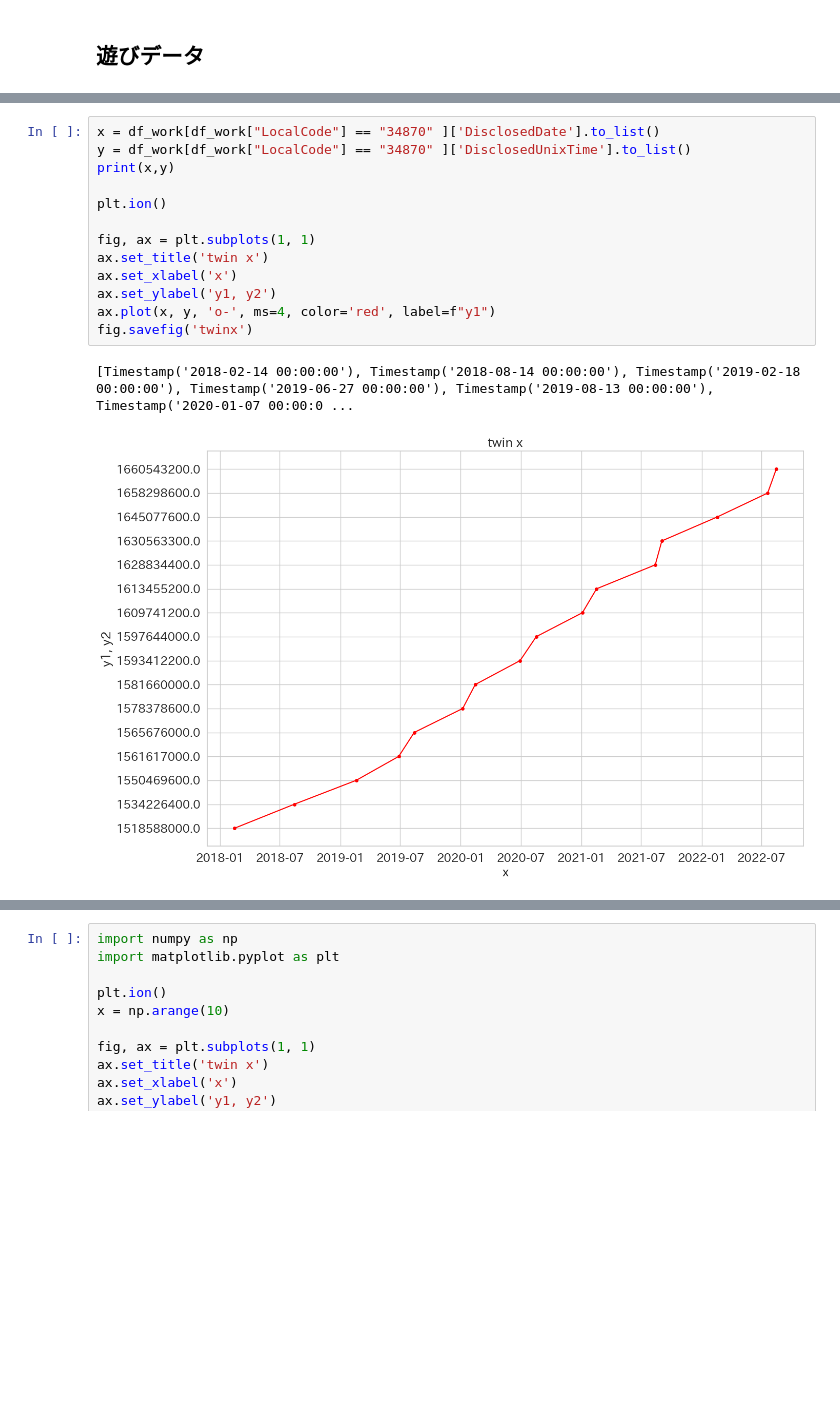
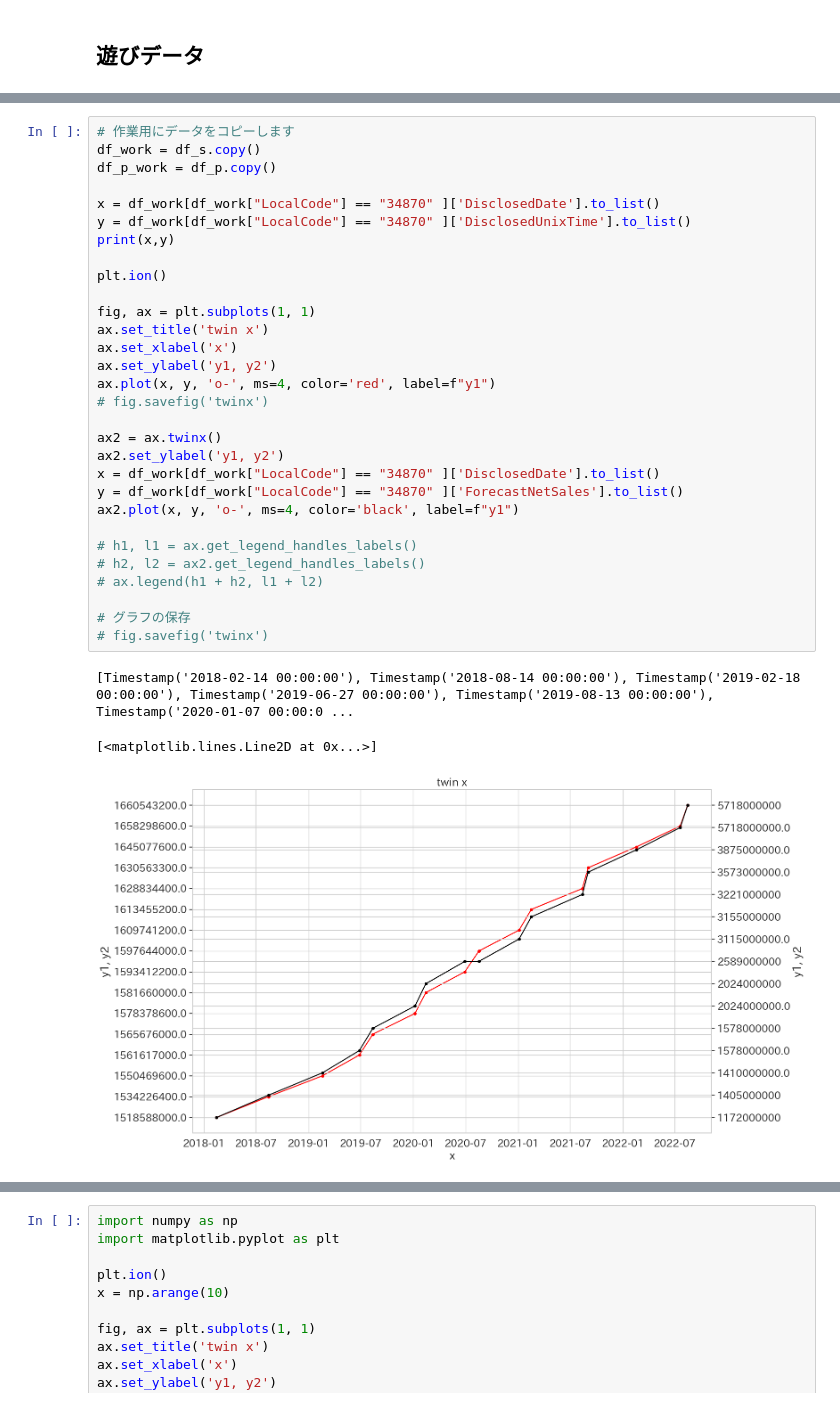
Before and after one commit to tanken10/jquants-api-client-python, a Jupyter notebook: examples/003-dividend.ipynb, the cells around one changed output, grey strips where cells are left out. Saved outputs shown, nothing was run; the diff lists cells and outputs as text; blank space fills up the shorter version.

```diff
--- a/examples/003-dividend.ipynb
+++ b/examples/003-dividend.ipynb
@@ -472,16 +504,34 @@ df_work
 # %%
+# 作業用にデータをコピーします
+df_work = df_s.copy()
+df_p_work = df_p.copy()
+
 x = df_work[df_work["LocalCode"] == "34870" ]['DisclosedDate'].to_list()
 y = df_work[df_work["LocalCode"] == "34870" ]['DisclosedUnixTime'].to_list()
 print(x,y)
 
 plt.ion()
 
 fig, ax = plt.subplots(1, 1)
 ax.set_title('twin x')
 ax.set_xlabel('x')
 ax.set_ylabel('y1, y2')
 ax.plot(x, y, 'o-', ms=4, color='red', label=f"y1")
-fig.savefig('twinx')
+# fig.savefig('twinx')
+
+ax2 = ax.twinx()
+ax2.set_ylabel('y1, y2')
+x = df_work[df_work["LocalCode"] == "34870" ]['DisclosedDate'].to_list()
+y = df_work[df_work["LocalCode"] == "34870" ]['ForecastNetSales'].to_list()
+ax2.plot(x, y, 'o-', ms=4, color='black', label=f"y1")
+
+# h1, l1 = ax.get_legend_handles_labels()
+# h2, l2 = ax2.get_legend_handles_labels()
+# ax.legend(h1 + h2, l1 + l2)
+
+# グラフの保存
+# fig.savefig('twinx')
 # %% [output]
 [Timestamp('2018-02-14 00:00:00'), Timestamp('2018-08-14 00:00:00'), Timestamp('2019-02-18 00:00:00'), Timestamp('2019-06-27 00:00:00'), Timestamp('2019-08-13 00:00:00'), Timestamp('2020-01-07 00:00:0 ...
+[<matplotlib.lines.Line2D at 0x...>]
-[figure, old version]
+[figure, new version]
```
Also changed, not shown: parts of 17 cells of this notebook, 14 other files.
